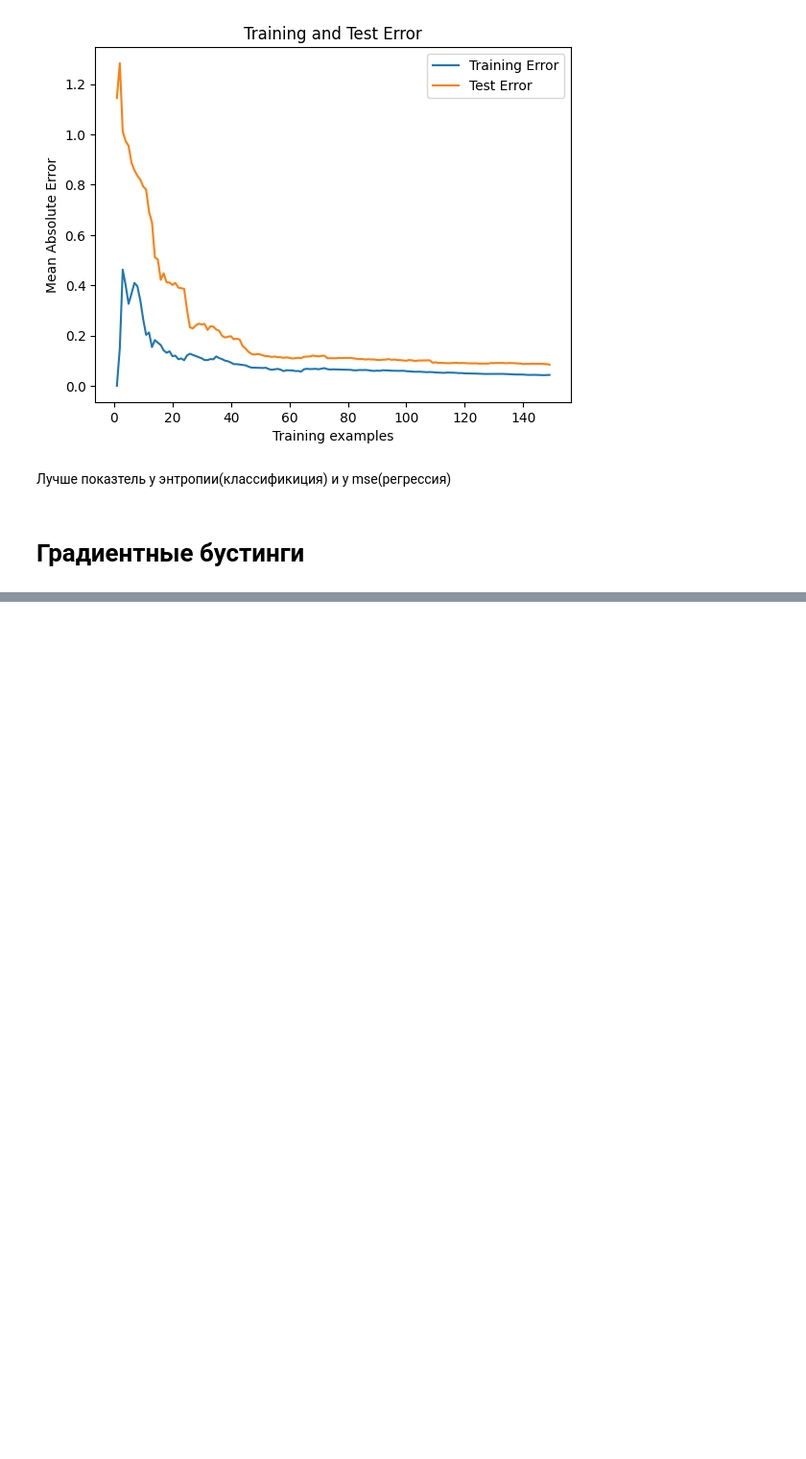
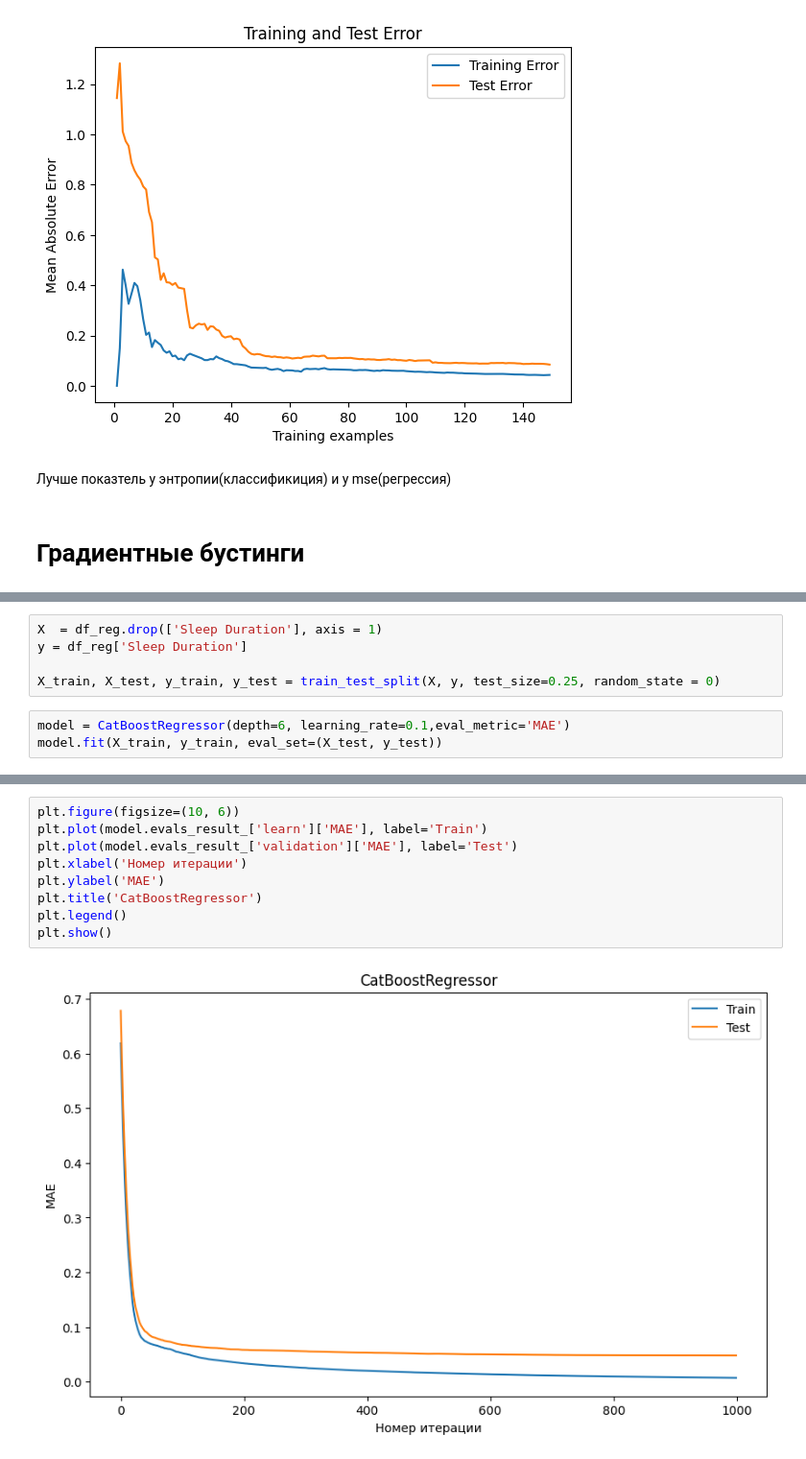
Before and after one commit to VladislavErmakovich/TMSds, a Jupyter notebook: lesson20/Sleep_dataset.ipynb, the cells around one changed output, grey strips where cells are left out. Shown at 96% size. Cells and saved outputs as stored; diff of their text form; blank space fills up the shorter version.

```diff
--- a/lesson20/Sleep_dataset.ipynb
+++ b/lesson20/Sleep_dataset.ipynb
@@ -970,0 +1254,8 @@ plt.show()
+# %%
+X  = df_reg.drop(['Sleep Duration'], axis = 1)
+y = df_reg['Sleep Duration']
+
+X_train, X_test, y_train, y_test = train_test_split(X, y, test_size=0.25, random_state = 0)
+# %%
+model = CatBoostRegressor(depth=6, learning_rate=0.1,eval_metric='MAE')
+model.fit(X_train, y_train, eval_set=(X_test, y_test))
@@ -970,0 +1291,11 @@ plt.show()
+# %%
+plt.figure(figsize=(10, 6))
+plt.plot(model.evals_result_['learn']['MAE'], label='Train')
+plt.plot(model.evals_result_['validation']['MAE'], label='Test')
+plt.xlabel('Номер итерации')
+plt.ylabel('MAE')
+plt.title('CatBoostRegressor')
+plt.legend()
+plt.show()
+# %% [output]
+[figure, added]
```
Also changed, not shown: parts of 31 cells of this notebook.
